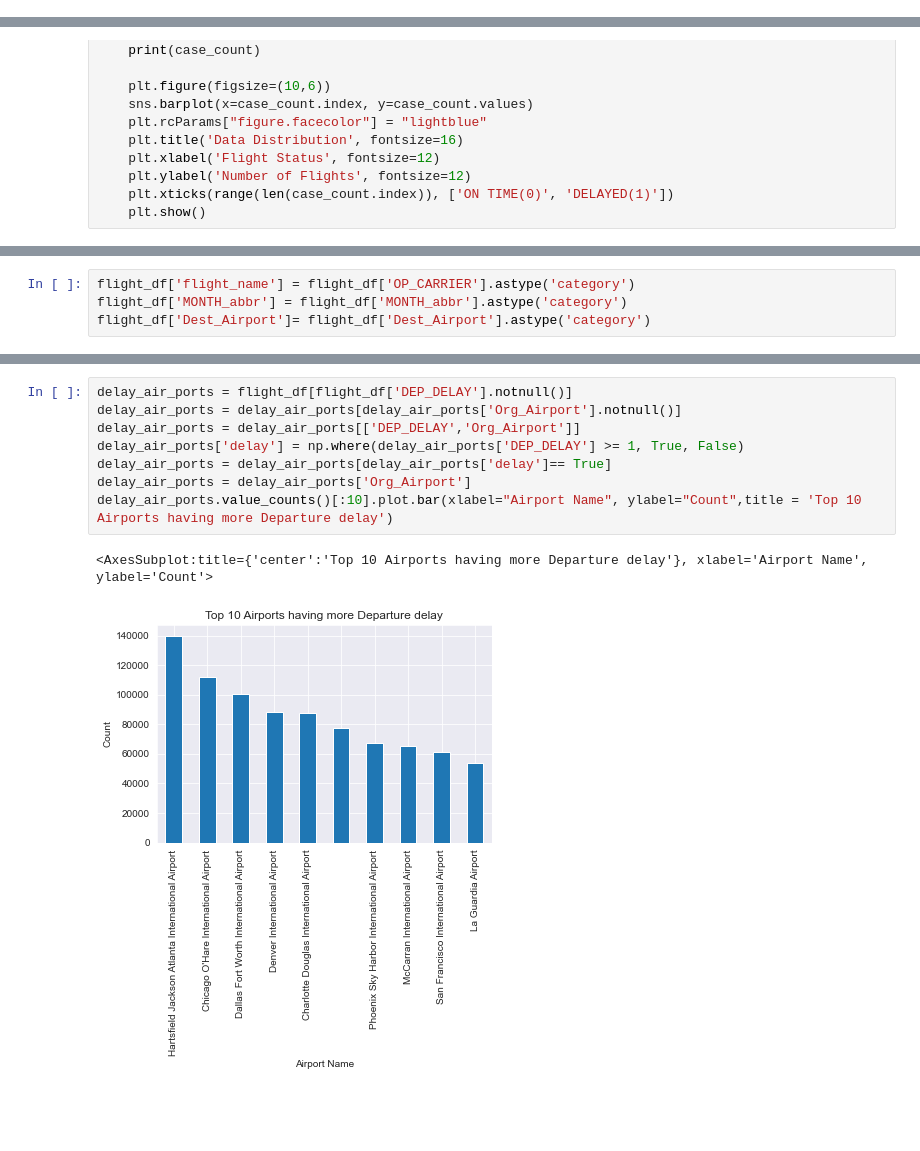
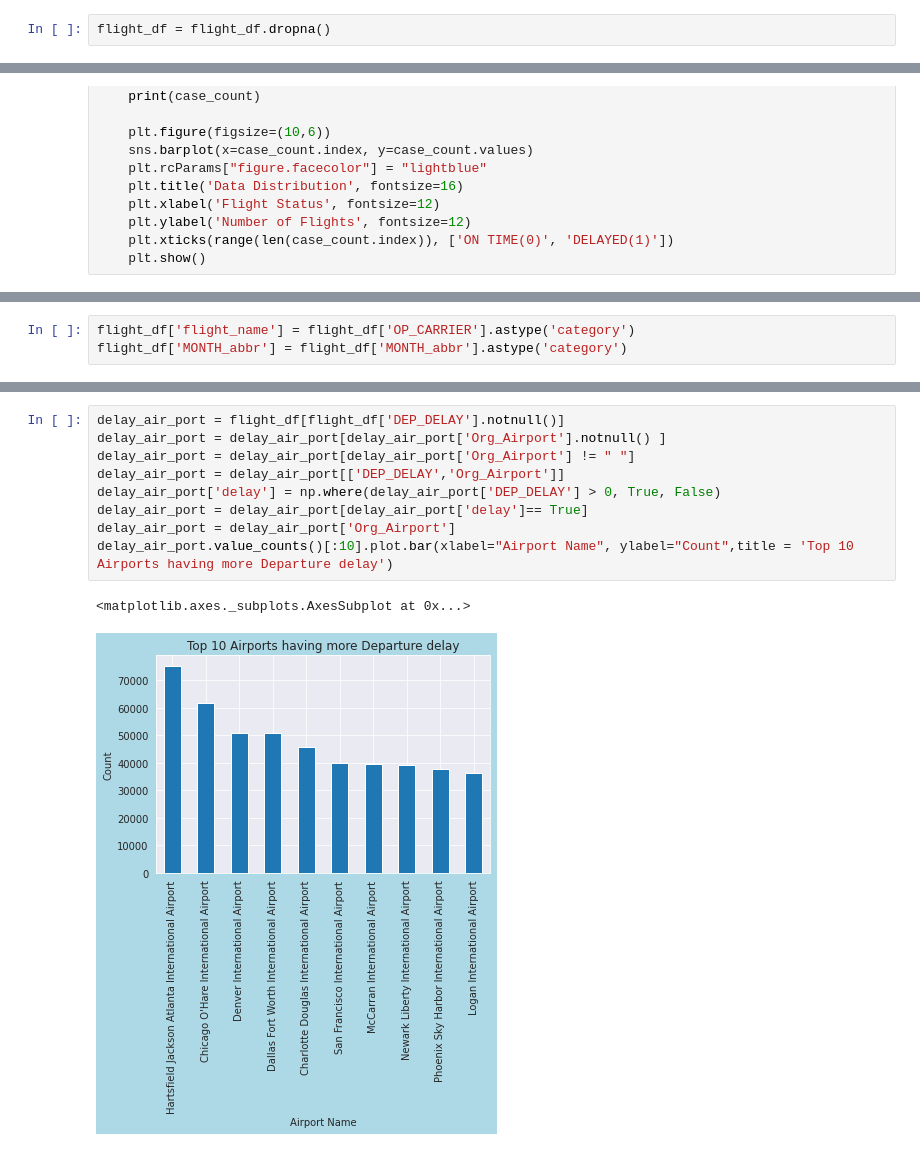
Before and after one commit to Herbert-0820/FinalProject, a Jupyter notebook: Visualization_Graph.ipynb, the cells around one changed output, grey strips where cells are left out. Cells and saved outputs as stored; diff of their text form; blank space fills up the shorter version.

```diff
--- a/Visualization_Graph.ipynb
+++ b/Visualization_Graph.ipynb
@@ -58 +56,3 @@ DELAY_STATUS           0
 dtype: int64
+# %%
+flight_df = flight_df.dropna()
@@ -90,7 +110,6 @@ Name: DELAY_STATUS, dtype: int64
 # %%
 flight_df['flight_name'] = flight_df['OP_CARRIER'].astype('category')
 flight_df['MONTH_abbr'] = flight_df['MONTH_abbr'].astype('category')
-flight_df['Dest_Airport']= flight_df['Dest_Airport'].astype('category')
 # %%
 
 fig, axes = plt.subplots(nrows=2, ncols=1, figsize=(16,14), sharey=True)
@@ -160,11 +185,12 @@ See the caveats in the documentation: https://pandas.pydata.org/pandas-docs/stab
 # %%
-delay_air_ports = flight_df[flight_df['DEP_DELAY'].notnull()]
-delay_air_ports = delay_air_ports[delay_air_ports['Org_Airport'].notnull()]
-delay_air_ports = delay_air_ports[['DEP_DELAY','Org_Airport']]
-delay_air_ports['delay'] = np.where(delay_air_ports['DEP_DELAY'] >= 1, True, False)
-delay_air_ports = delay_air_ports[delay_air_ports['delay']== True]
-delay_air_ports = delay_air_ports['Org_Airport']
-delay_air_ports.value_counts()[:10].plot.bar(xlabel="Airport Name", ylabel="Count",title = 'Top 10 Airports having more Departure delay')
+delay_air_port = flight_df[flight_df['DEP_DELAY'].notnull()]
+delay_air_port = delay_air_port[delay_air_port['Org_Airport'].notnull() ]
+delay_air_port = delay_air_port[delay_air_port['Org_Airport'] != " "]
+delay_air_port = delay_air_port[['DEP_DELAY','Org_Airport']]
+delay_air_port['delay'] = np.where(delay_air_port['DEP_DELAY'] > 0, True, False)
+delay_air_port = delay_air_port[delay_air_port['delay']== True]
+delay_air_port = delay_air_port['Org_Airport']
+delay_air_port.value_counts()[:10].plot.bar(xlabel="Airport Name", ylabel="Count",title = 'Top 10 Airports having more Departure delay')
 # %% [output]
-<AxesSubplot:title={'center':'Top 10 Airports having more Departure delay'}, xlabel='Airport Name', ylabel='Count'>
+<matplotlib.axes._subplots.AxesSubplot at 0x...>
-[figure, old version]
+[figure, new version]
```
Also changed, not shown: parts of 12 cells of this notebook.
